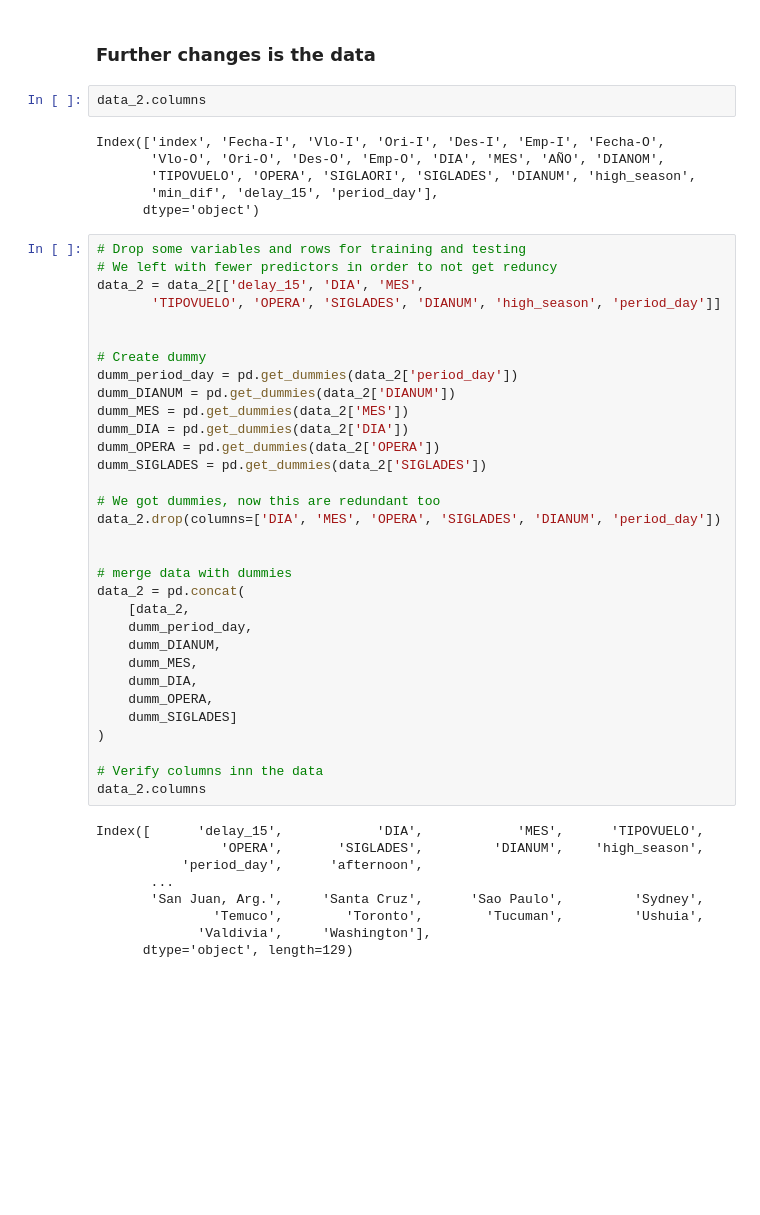
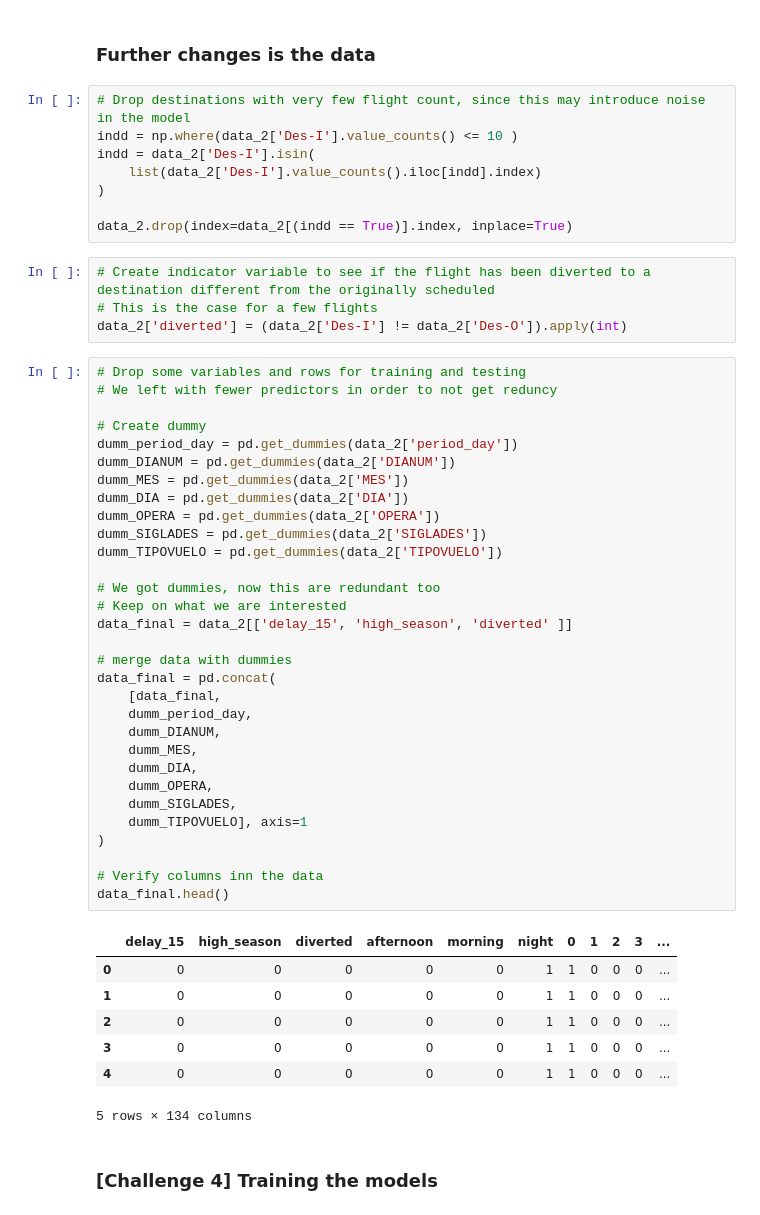
Before and after one commit to emilianomm/desafio-latam-emm, a Jupyter notebook: solution.ipynb, the cells around one changed output. Drawn from its saved outputs; the diff is of its cells as text; blank space fills up the shorter version.

Commit message:
dummies fix

```diff
--- a/solution.ipynb
+++ b/solution.ipynb
@@ -451,52 +452,56 @@ fc_plt = sns.barplot(data = aux_df, y='Count', x='period_day', hue='delay_15', o
 In summary, we can see that, since the proportions are not constant, these variable actually may have an efect on delays.
 # %% [markdown]
 ### Further changes is the data
-# %%
-data_2.columns
-# %% [output]
-Index(['index', 'Fecha-I', 'Vlo-I', 'Ori-I', 'Des-I', 'Emp-I', 'Fecha-O',
-       'Vlo-O', 'Ori-O', 'Des-O', 'Emp-O', 'DIA', 'MES', 'AÑO', 'DIANOM',
-       'TIPOVUELO', 'OPERA', 'SIGLAORI', 'SIGLADES', 'DIANUM', 'high_season',
-       'min_dif', 'delay_15', 'period_day'],
-      dtype='object')
+# %%
+# Drop destinations with very few flight count, since this may introduce noise in the model
+indd = np.where(data_2['Des-I'].value_counts() <= 10 )
+indd = data_2['Des-I'].isin(
+    list(data_2['Des-I'].value_counts().iloc[indd].index)
+)
+
+data_2.drop(index=data_2[(indd == True)].index, inplace=True)
+# %%
+# Create indicator variable to see if the flight has been diverted to a destination different from the originally scheduled
+# This is the case for a few flights
+data_2['diverted'] = (data_2['Des-I'] != data_2['Des-O']).apply(int)
 # %%
 # Drop some variables and rows for training and testing
 # We left with fewer predictors in order to not get reduncy
-data_2 = data_2[['delay_15', 'DIA', 'MES',
-       'TIPOVUELO', 'OPERA', 'SIGLADES', 'DIANUM', 'high_season', 'period_day']]
-
 
 # Create dummy
 dumm_period_day = pd.get_dummies(data_2['period_day'])
 dumm_DIANUM = pd.get_dummies(data_2['DIANUM'])
 dumm_MES = pd.get_dummies(data_2['MES'])
 dumm_DIA = pd.get_dummies(data_2['DIA'])
 dumm_OPERA = pd.get_dummies(data_2['OPERA'])
 dumm_SIGLADES = pd.get_dummies(data_2['SIGLADES'])
+dumm_TIPOVUELO = pd.get_dummies(data_2['TIPOVUELO'])
 
 # We got dummies, now this are redundant too
-data_2.drop(columns=['DIA', 'MES', 'OPERA', 'SIGLADES', 'DIANUM', 'period_day'])
-
+# Keep on what we are interested
+data_final = data_2[['delay_15', 'high_season', 'diverted' ]]
 
 # merge data with dummies
-data_2 = pd.concat(
-    [data_2,
+data_final = pd.concat(
+    [data_final,
     dumm_period_day,
     dumm_DIANUM,
     dumm_MES,
     dumm_DIA,
     dumm_OPERA,
-    dumm_SIGLADES]
+    dumm_SIGLADES,
+    dumm_TIPOVUELO], axis=1
 )
 
 # Verify columns inn the data
-data_2.columns
+data_final.head()
 # %% [output]
+|  | delay_15 | high_season | diverted | afternoon | morning | night | 0 | 1 | 2 | 3 | ... |
+| 0 | 0 | 0 | 0 | 0 | 0 | 1 | 1 | 0 | 0 | 0 | ... |
+| 1 | 0 | 0 | 0 | 0 | 0 | 1 | 1 | 0 | 0 | 0 | ... |
+| 2 | 0 | 0 | 0 | 0 | 0 | 1 | 1 | 0 | 0 | 0 | ... |
+| 3 | 0 | 0 | 0 | 0 | 0 | 1 | 1 | 0 | 0 | 0 | ... |
+| 4 | 0 | 0 | 0 | 0 | 0 | 1 | 1 | 0 | 0 | 0 | ... |
-Index([      'delay_15',            'DIA',            'MES',      'TIPOVUELO',
-                'OPERA',       'SIGLADES',         'DIANUM',    'high_season',
-           'period_day',      'afternoon',
-       ...
-       'San Juan, Arg.',     'Santa Cruz',      'Sao Paulo',         'Sydney',
-               'Temuco',        'Toronto',        'Tucuman',         'Ushuia',
-             'Valdivia',     'Washington'],
-      dtype='object', length=129)
+5 rows × 134 columns
+# %% [markdown]
+### __[Challenge 4]__ Training the models
```
Also changed, not shown: parts of 3 cells of this notebook.
